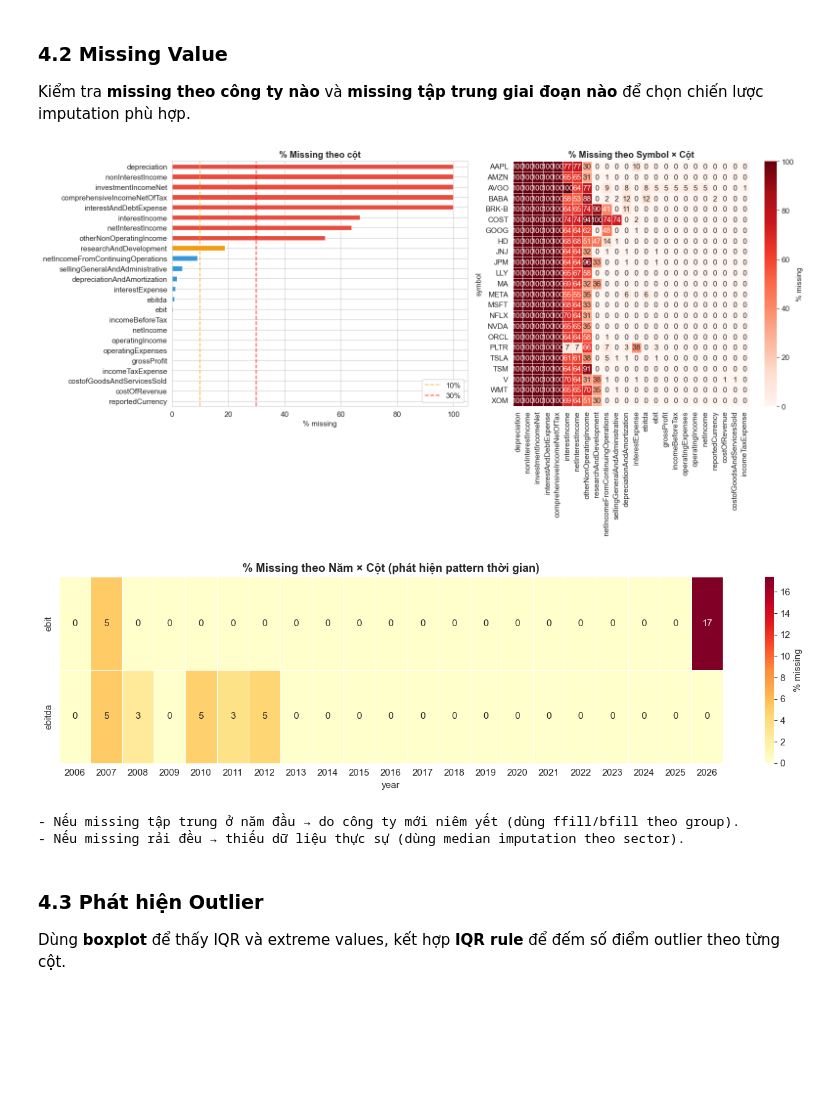
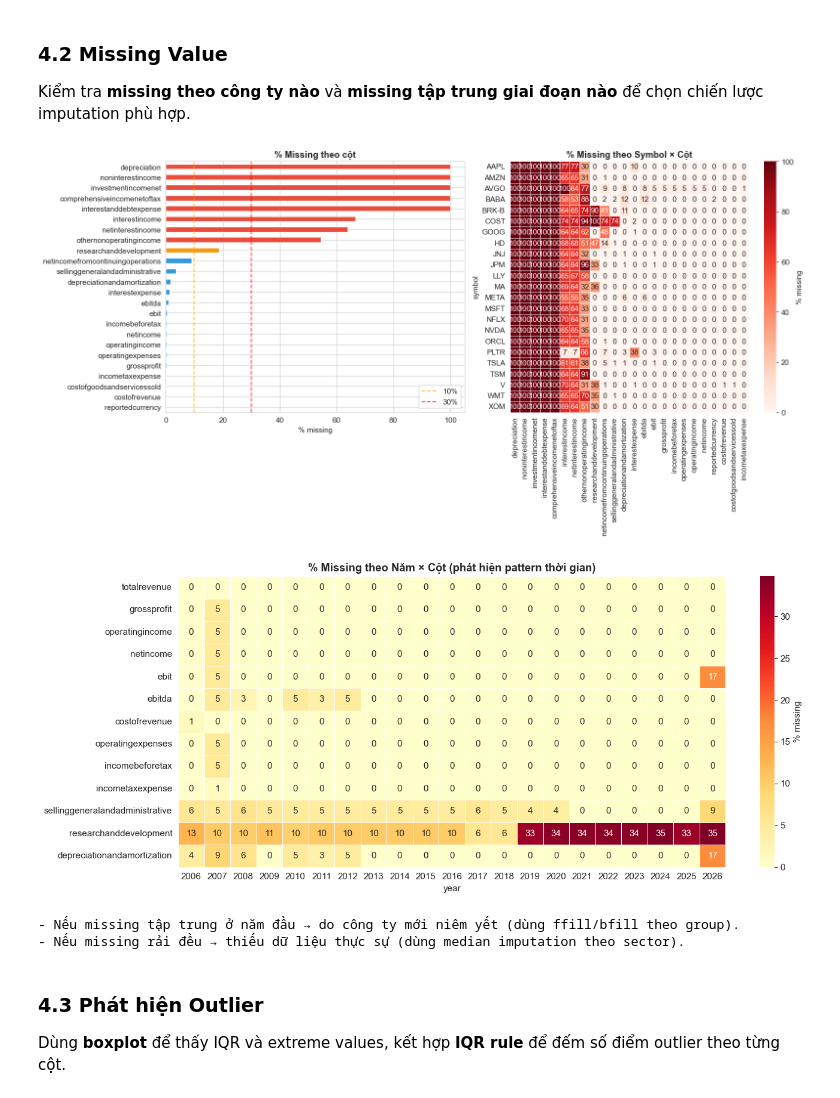
Before and after one commit to hnguyen-beo/DS108, a Jupyter notebook: notebooks/03_exploratory_data_analysis.ipynb, the cells around one changed output. Cells and saved outputs as stored; diff of their text form; code cells hidden in the pictures; blank space fills up the shorter version.

```diff
--- a/notebooks/03_exploratory_data_analysis.ipynb
+++ b/notebooks/03_exploratory_data_analysis.ipynb
@@ -74,11 +74,11 @@ sns.set_palette("husl")
 PROJECT_ROOT   = Path.cwd().parent
 RAW_PATH       = PROJECT_ROOT / "data/raw/Data_DS108_raw.csv"
 PROCESSED_PATH = PROJECT_ROOT / "data/processed/Data_DS108_processed.csv"
+TRAIN_PATH     = PROJECT_ROOT / "data/processed/train_after_feature_selection.csv"
 
 # ── Constants (giữ nguyên tên để EDA cells dùng được) ────────
 GROUP_COL   = "symbol"
-DATE_COL_RAW    = "fiscalDateEnding"
-DATE_COL_PROCESSED = "fiscaldateending"
+DATE_COL    = "fiscaldateending"
 TARGET_REG  = "next_quarter_net_income"
 TARGET_CLS  = "profit_increase_next"
 TRAIN_CUTOFF = 2021
@@ -139,12 +139,15 @@ logger.info('Sector map loaded: %d symbols across %d sectors',
 # %%
 # ── Đọc dữ liệu thô ─────────────────────────────────────────
 df_raw = pd.read_csv(RAW_PATH)
-df_raw[DATE_COL_RAW] = pd.to_datetime(df_raw[DATE_COL_RAW], errors="coerce")
+# In ra toàn bộ danh sách tên cột thực tế trong dữ liệu của bạn
+print(df_raw.columns.tolist())
+df_raw.columns = df_raw.columns.str.strip().str.lower()
+df_raw[DATE_COL] = pd.to_datetime(df_raw[DATE_COL], errors="coerce")
 print(f"df_raw  : {df_raw.shape}")
 
 # ── Đọc dữ liệu đã xử lý ─────────────────────────────────────
 df_processed = pd.read_csv(PROCESSED_PATH)
-df_processed[DATE_COL_PROCESSED] = pd.to_datetime(df_processed[DATE_COL_PROCESSED], errors="coerce")
+df_processed[DATE_COL] = pd.to_datetime(df_processed[DATE_COL], errors="coerce")
 print(f"df_processed: {df_processed.shape}")
 
 # Alias df_fe → các EDA cells gốc dùng tên df_fe
@@ -174,8 +178,8 @@ print(df_raw.dtypes.value_counts().to_string())
 print(f"\n- Số công ty (symbol): {df_raw['symbol'].nunique()}")
 print(f"  Symbols: {sorted(df_raw['symbol'].unique())}")
 
-df_raw[DATE_COL_RAW] = pd.to_datetime(df_raw[DATE_COL_RAW], errors="coerce")
-print(f"\n- Date range: {df_raw[DATE_COL_RAW].min().date()} → {df_raw[DATE_COL_RAW].max().date()}")
+df_raw[DATE_COL] = pd.to_datetime(df_raw[DATE_COL], errors="coerce")
+print(f"\n- Date range: {df_raw[DATE_COL].min().date()} → {df_raw[DATE_COL].max().date()}")
 
 # Số quan sát mỗi công ty
 print(f"\n- Số quarters mỗi công ty:")
@@ -269,25 +284,25 @@ if not miss_by_sym.empty:
 plt.tight_layout()
 plt.show()
 # %% [output]
-[figure, old version]
+[figure, new version]
 # %%
 # ── Missing theo năm (có pattern thời gian không?) ───────────
-df_raw["year"] = df_raw[DATE_COL_RAW].dt.year
+df_raw["year"] = df_raw[DATE_COL].dt.year
 miss_by_year = df_raw.groupby("year")[SCALE_COLS_RAW].apply(
     lambda g: g.isnull().mean() * 100
 ).T
 
 plt.figure(figsize=(14, max(4, len(SCALE_COLS_RAW) * 0.45)))
 sns.heatmap(miss_by_year, cmap="YlOrRd", annot=True, fmt=".0f",
             linewidths=0.4, cbar_kws={"label": "% missing"})
 plt.title("% Missing theo Năm × Cột (phát hiện pattern thời gian)", fontweight="bold")
 plt.tight_layout()
 plt.show()
 
 print("- Nếu missing tập trung ở năm đầu → do công ty mới niêm yết (dùng ffill/bfill theo group).")
 print("- Nếu missing rải đều → thiếu dữ liệu thực sự (dùng median imputation theo sector).")
 # %% [output]
-[figure, old version]
+[figure, new version]
 - Nếu missing tập trung ở năm đầu → do công ty mới niêm yết (dùng ffill/bfill theo group).
 - Nếu missing rải đều → thiếu dữ liệu thực sự (dùng median imputation theo sector).
 # %% [markdown]
```
Also changed, not shown: parts of 20 cells of this notebook, 1 other file.
